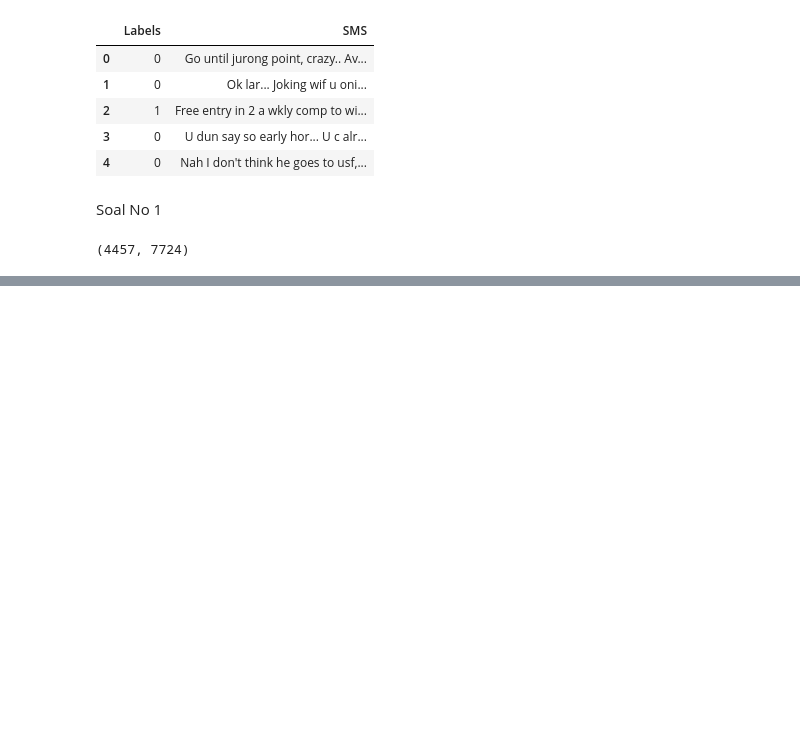
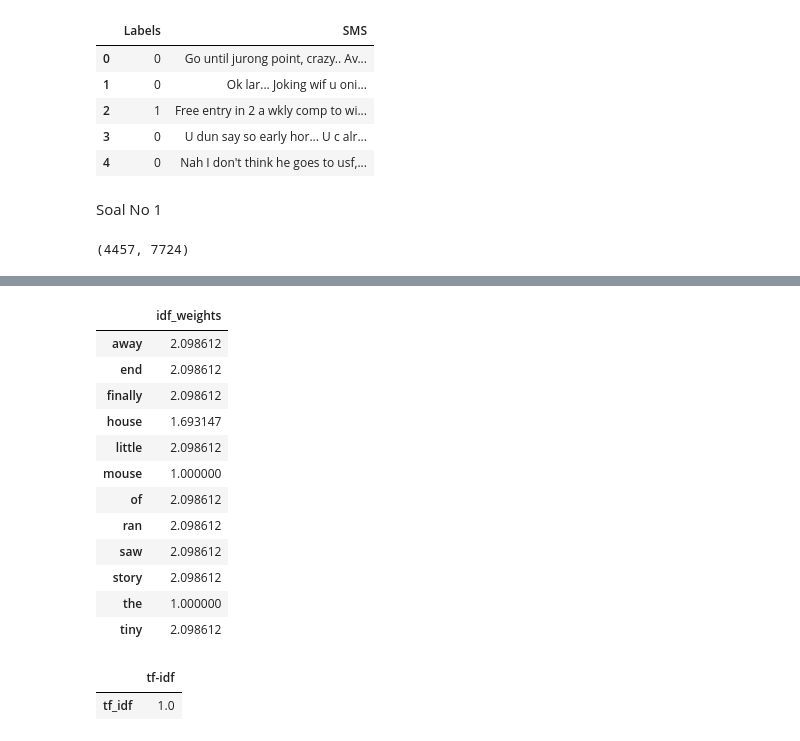
Before and after one commit to SnapeSnoop/MachineLearning, a Jupyter notebook: MCLPT5.ipynb, the cells around one changed output, grey strips where cells are left out. Cells and saved outputs as stored; diff of their text form; code cells hidden in the pictures; blank space fills up the shorter version.

```diff
--- a/MCLPT5.ipynb
+++ b/MCLPT5.ipynb
@@ -160,0 +171,24 @@ Hasil akurasi data test: 0.9775784753363229
+# %%
+tfidf_transformer=TfidfTransformer(smooth_idf=True,use_idf=True)
+tfidf_transformer.fit(word_count_vector)
+
+#TfidfTransformer(norm='l2', smooth_idf=True, sublinear_tf=False, use_idf=True)
+
+# print idf values
+df_idf = pd.DataFrame(tfidf_transformer.idf_, index=tokens,columns=["idf_weights"])
+
+df_idf
+# %% [output]
+|  | idf_weights |
+| away | 2.098612 |
+| end | 2.098612 |
+| finally | 2.098612 |
+| house | 1.693147 |
+| little | 2.098612 |
+| mouse | 1.000000 |
+| of | 2.098612 |
+| ran | 2.098612 |
+| saw | 2.098612 |
+| story | 2.098612 |
+| the | 1.000000 |
+| tiny | 2.098612 |
@@ -160,0 +201,10 @@ Hasil akurasi data test: 0.9775784753363229
+# %%
+#get tfidf vector for first document
+first_document_vector=tf_idf_vector[0]
+
+#print the scores
+df = pd.DataFrame(first_document_vector.T.todense(), index=tokens, columns=["tf-idf"])
+df.sort_values(by=["tf-idf"],ascending=False)
+# %% [output]
+|  | tf-idf |
+| tf_idf | 1.0 |
```
Also changed, not shown: parts of 9 cells of this notebook.
